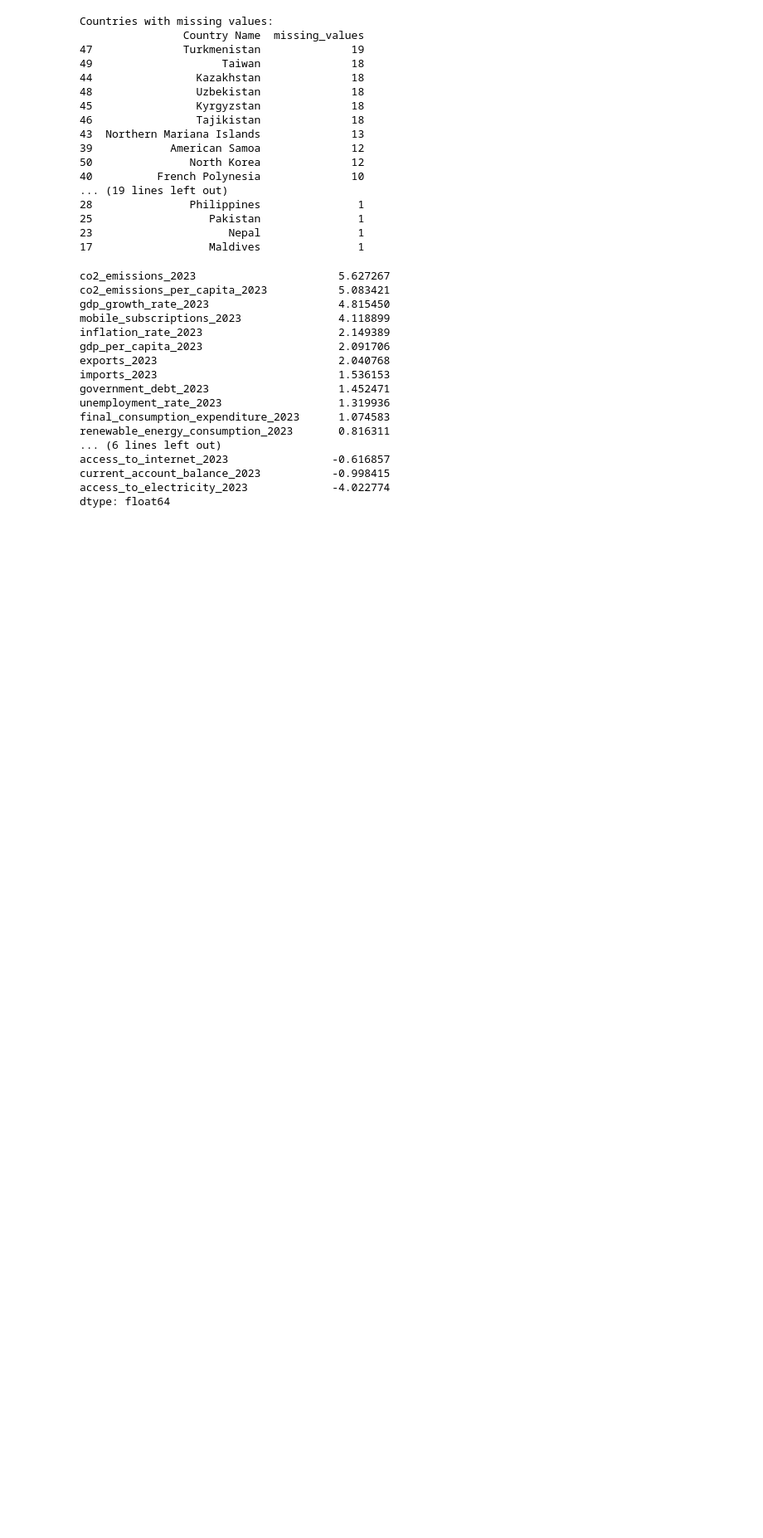
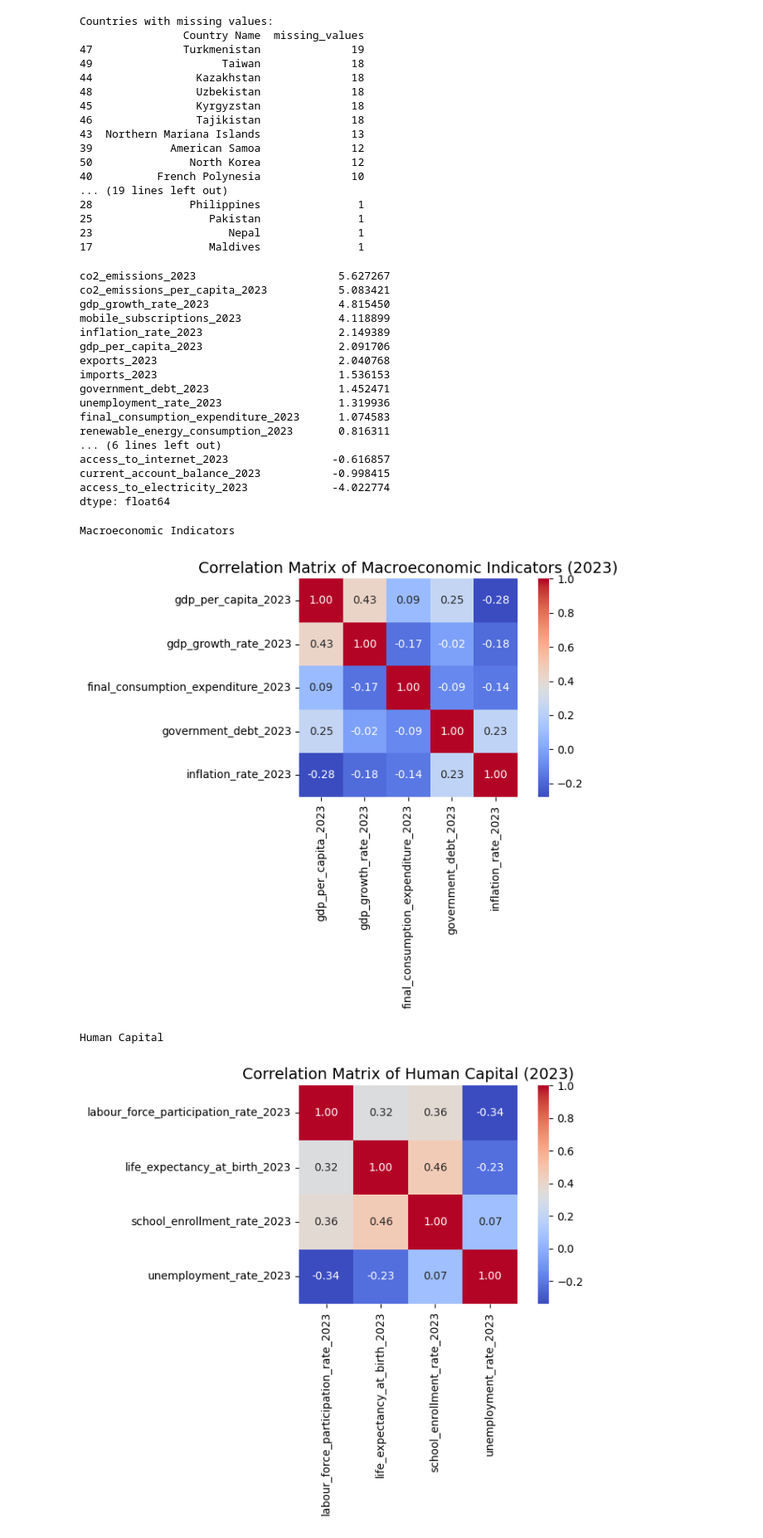
Before and after one commit to Terrie-png/DAV_CA1, a Jupyter notebook: main.ipynb, the cells around one changed output. Shown at 83% size. Cells and saved outputs as stored; diff of their text form; code cells hidden in the pictures; blank space fills up the shorter version.

Commit message:
Analyze correlations and scatter plots by subgroup

```diff
--- a/main.ipynb
+++ b/main.ipynb
@@ -511,25 +492,12 @@ outliers_col = [
     "final_consumption_expenditure_2023"
 ]
 
-# Step 1: Handle outlier columns with conditional logic
+# Step 1: Fill all outlier columns with their median (entire column, no row-based logic)
 for col in outliers_col:
     median_val = merged_df[col].median()
-    mean_val = merged_df[col].mean()
+    merged_df[col] = merged_df[col].fillna(median_val)
 
-    # Missing values in this column
-    missing_mask = merged_df[col].isna()
-
-    # Rows with missing values in any other outlier columns
-    other_cols = [c for c in outliers_col if c != col]
-    outlier_rows = merged_df[other_cols].isna().any(axis=1)
-
-    # Fill using median for outlier rows
-    merged_df.loc[missing_mask & outlier_rows, col] = median_val
-
-    # Fill using mean for non-outlier rows
-    merged_df.loc[missing_mask & ~outlier_rows, col] = mean_val
-
-# Step 2: Fill all other columns (not in outliers_col) with mean
+# Step 2: Fill all other numeric columns (not in outliers_col) with their mean
 for col in merged_df.columns:
     if col not in outliers_col and merged_df[col].dtype in ['float64', 'int64']:
         mean_val = merged_df[col].mean()
@@ -536,0 +553,27 @@ for col in merged_df.columns:
+# %%
+import seaborn as sns
+import matplotlib.pyplot as plt
+
+# Correlation matrix for all indicators
+for x in subcategory_groups.keys():
+    print(x)
+    subcategory_df = merged_df[subcategory_groups[x]].copy()
+    correlation_matrix = subcategory_df.corr()
+
+    # Set plot size
+    plt.figure(figsize=(8, 6))
+
+    # Create the heatmap
+    sns.heatmap(correlation_matrix, annot=True, fmt=".2f", cmap="coolwarm", square=True)
+
+    # Add title
+    plt.title(f"Correlation Matrix of {x} (2023)", fontsize=14)
+
+    # Show the plot
+    plt.tight_layout()
+    plt.show()
+# %% [output]
+Macroeconomic Indicators
+[figure, added]
+Human Capital
+[figure, added]
```
Also changed, not shown: parts of 19 cells of this notebook.
